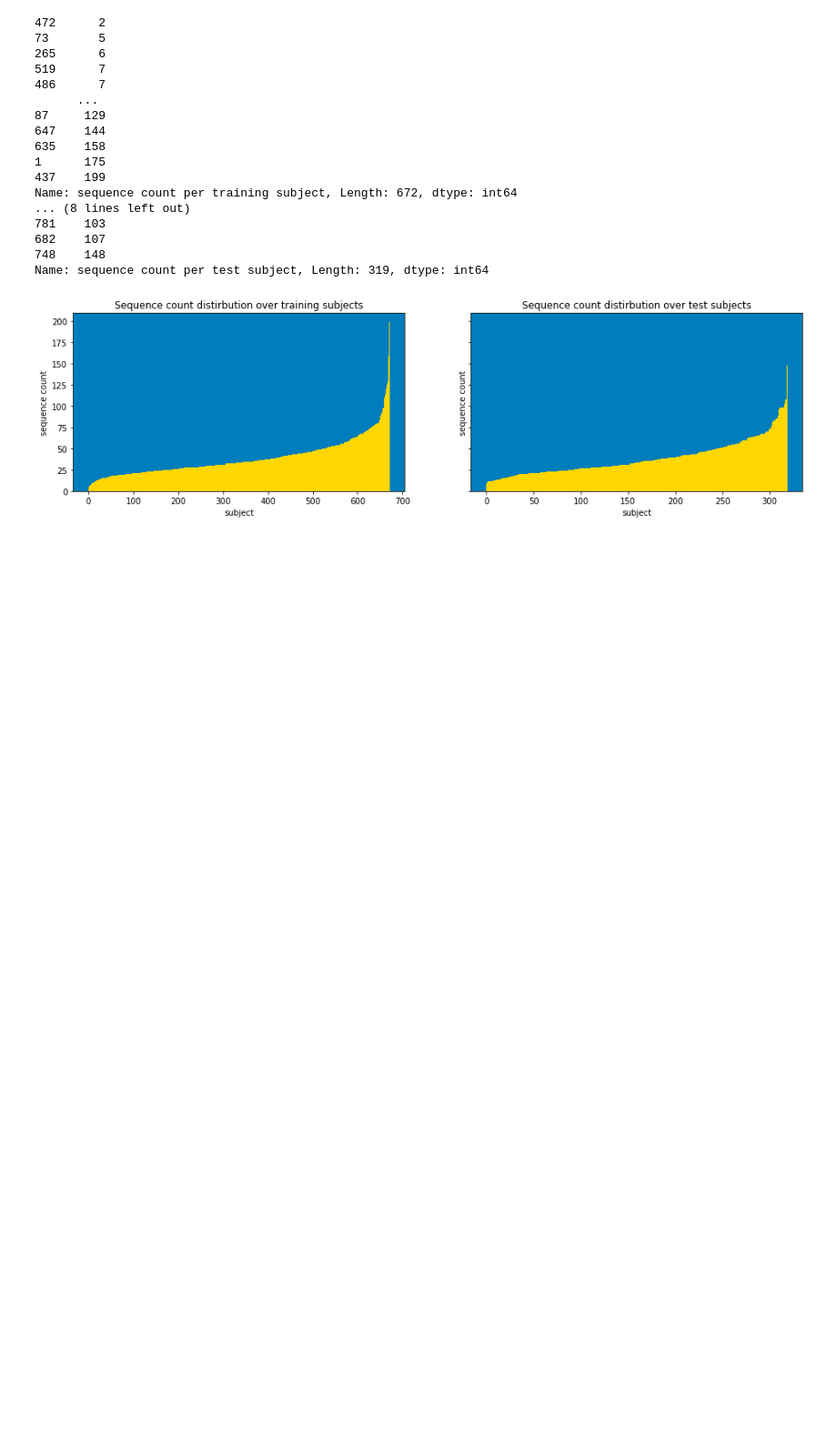
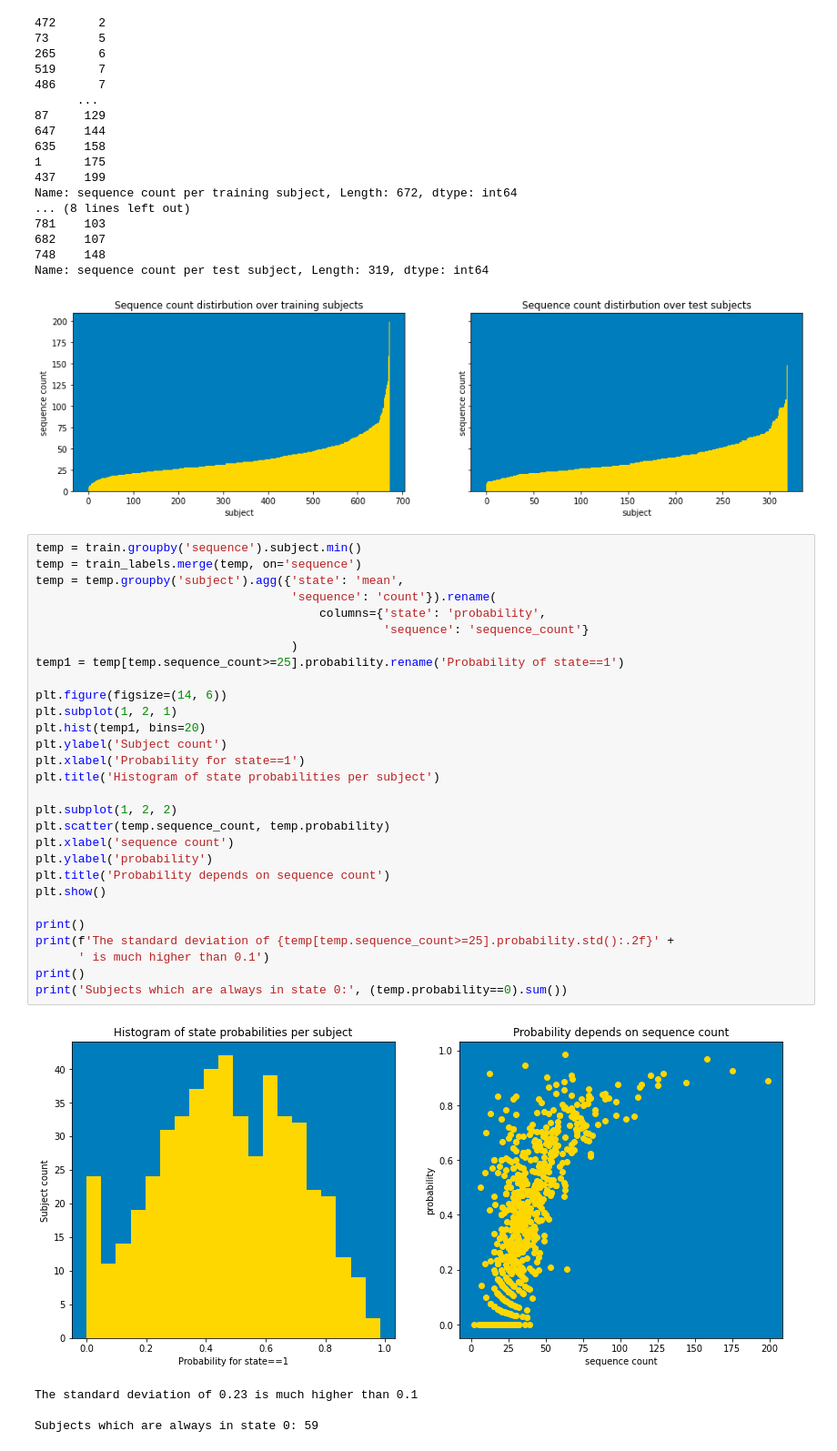
Before and after one commit to ProfessorErdo/tps_notebooks, a Jupyter notebook: tps-apr-2022.ipynb, the cells around one changed output. Shown at 91% size. Drawn from its saved outputs; the diff is of its cells as text; blank space fills up the shorter version.

```diff
--- a/tps-apr-2022.ipynb
+++ b/tps-apr-2022.ipynb
@@ -119,3 +119,37 @@ Name: sequence count per training subject, Length: 672, dtype: int64
 748    148
 Name: sequence count per test subject, Length: 319, dtype: int64
 [figure]
+# %%
+temp = train.groupby('sequence').subject.min()
+temp = train_labels.merge(temp, on='sequence')
+temp = temp.groupby('subject').agg({'state': 'mean',
+                                    'sequence': 'count'}).rename(
+                                        columns={'state': 'probability',
+                                                 'sequence': 'sequence_count'}
+                                    )
+temp1 = temp[temp.sequence_count>=25].probability.rename('Probability of state==1')
+
+plt.figure(figsize=(14, 6))
+plt.subplot(1, 2, 1)
+plt.hist(temp1, bins=20)
+plt.ylabel('Subject count')
+plt.xlabel('Probability for state==1')
+plt.title('Histogram of state probabilities per subject')
+
+plt.subplot(1, 2, 2)
+plt.scatter(temp.sequence_count, temp.probability)
+plt.xlabel('sequence count')
+plt.ylabel('probability')
+plt.title('Probability depends on sequence count')
+plt.show()
+
+print()
+print(f'The standard deviation of {temp[temp.sequence_count>=25].probability.std():.2f}' +
+      ' is much higher than 0.1')
+print()
+print('Subjects which are always in state 0:', (temp.probability==0).sum())
+# %% [output]
+[figure, added]
+The standard deviation of 0.23 is much higher than 0.1
+
+Subjects which are always in state 0: 59
```
